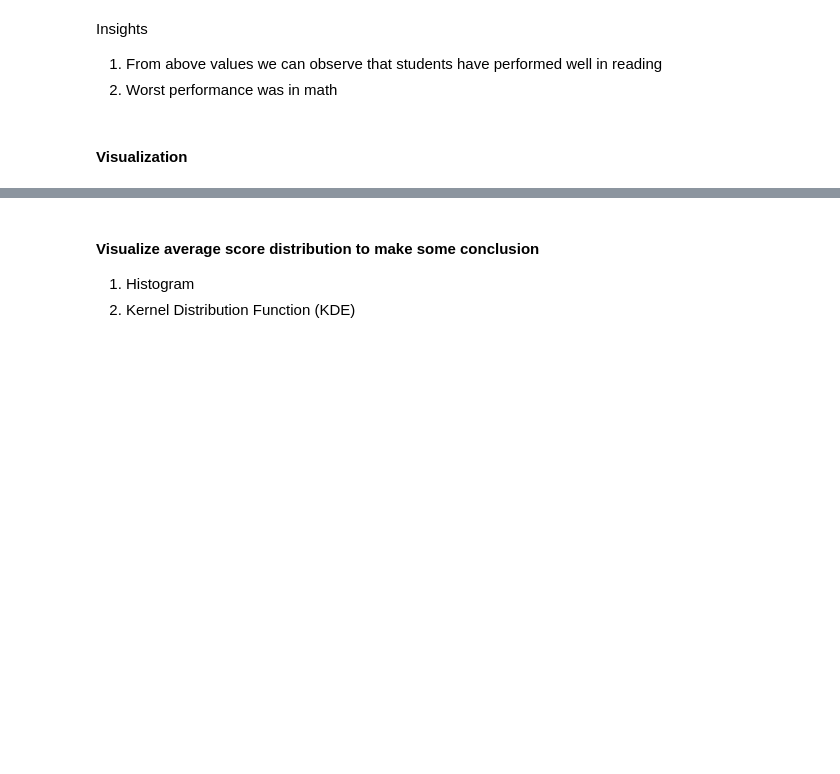
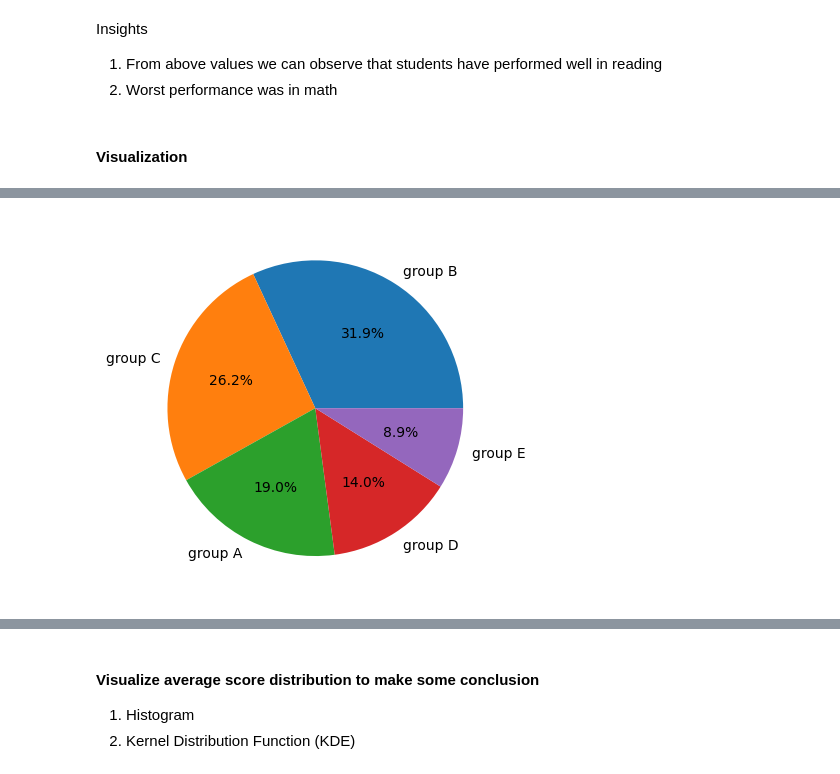
Before and after one commit to sanjyay/mlproject, a Jupyter notebook: notebook/data/EDA.ipynb, the cells around one changed output, grey strips where cells are left out. Cells and saved outputs as stored; diff of their text form; code cells hidden in the pictures; blank space fills up the shorter version.

```diff
--- a/notebook/data/EDA.ipynb
+++ b/notebook/data/EDA.ipynb
@@ -194,0 +193,7 @@ Insights
+# %%
+labels=df['race_ethnicity'].unique()
+fig,ax=plt.subplots()
+ax.pie(df['race_ethnicity'].value_counts(),labels=labels,autopct='%1.1f%%')
+plt.show()
+# %% [output]
+[figure, added]
```
Also changed, not shown: parts of 9 cells of this notebook.
